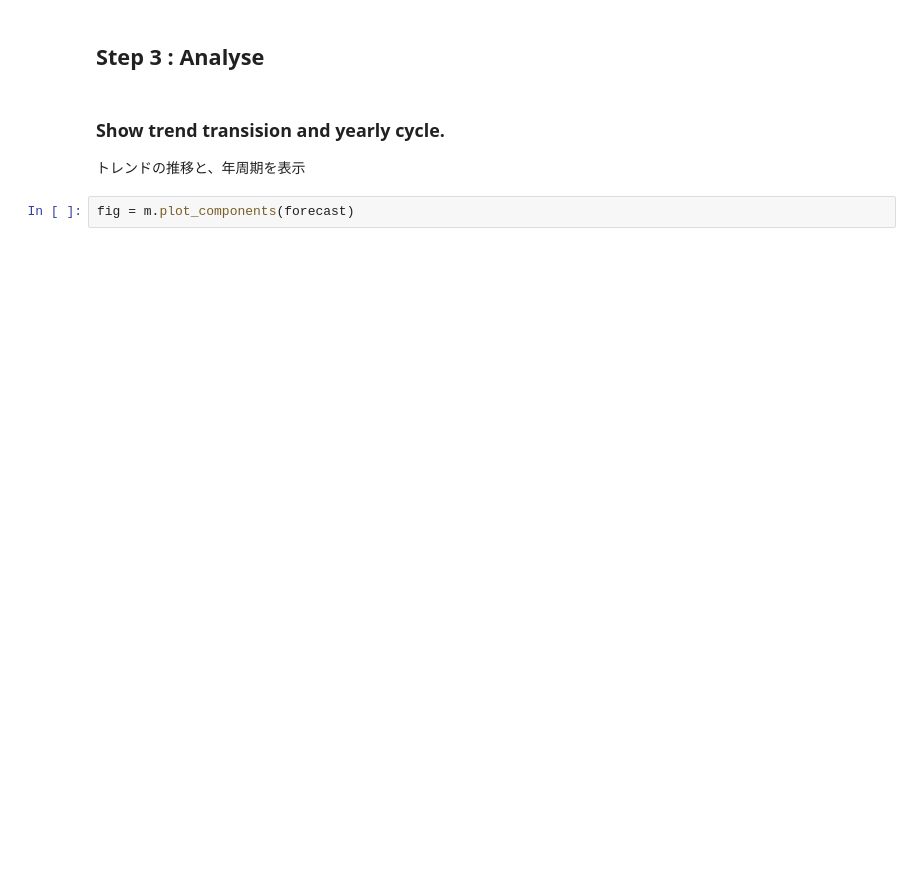
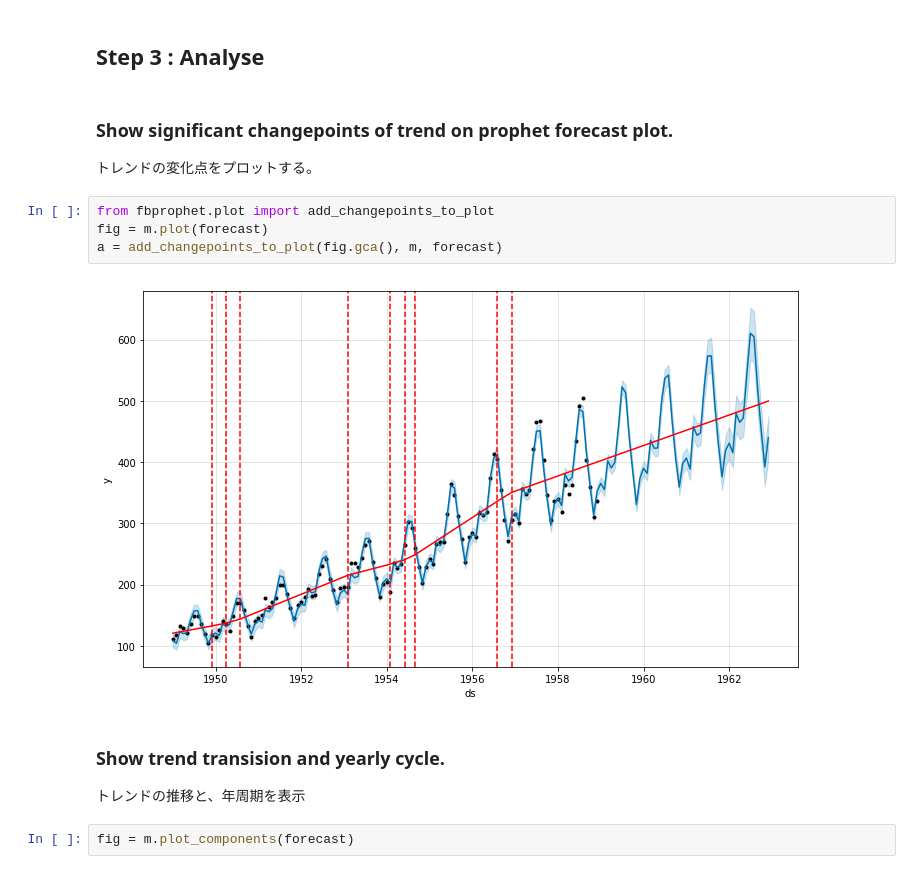
Before and after one commit to okagen/study, a Jupyter notebook: studyGoogleColaboratory.ipynb, the cells around one changed output. Drawn from its saved outputs; the diff is of its cells as text; blank space fills up the shorter version.

```diff
--- a/studyGoogleColaboratory.ipynb
+++ b/studyGoogleColaboratory.ipynb
@@ -179,5 +181,14 @@ fig = m.plot(forecast)
 # %% [markdown]
 ## Step 3 : Analyse
+# %% [markdown]
+### Show significant changepoints of trend on prophet forecast plot.
+トレンドの変化点をプロットする。
+# %%
+from fbprophet.plot import add_changepoints_to_plot
+fig = m.plot(forecast)
+a = add_changepoints_to_plot(fig.gca(), m, forecast)
+# %% [output]
+[figure, added]
 # %% [markdown]
 ### Show trend transision and yearly cycle.
 トレンドの推移と、年周期を表示
```
Also changed, not shown: parts of 8 cells of this notebook.
